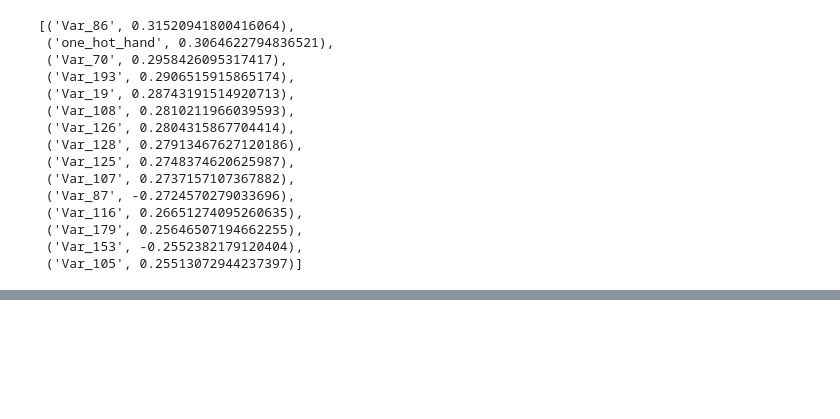
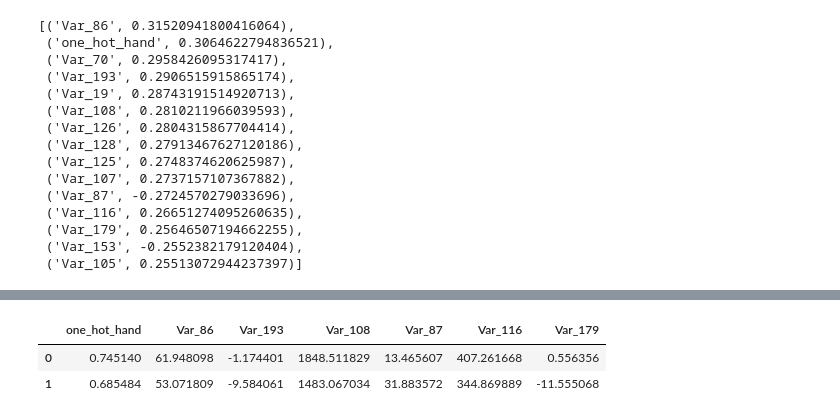
Before and after one commit to sidthakur08/biomech-velo, a Jupyter notebook: exploration.ipynb, the cells around one changed output, grey strips where cells are left out. Saved outputs shown, nothing was run; the diff lists cells and outputs as text; code cells hidden in the pictures; blank space fills up the shorter version.

```diff
--- a/exploration.ipynb
+++ b/exploration.ipynb
@@ -226,0 +279,8 @@ Index(['Var_7', 'Var_19', 'Var_41', 'Var_59', 'Var_86', 'Var_101', 'Var_107',
+# %%
+# Check the centroid values of each cluster
+centroids = pd.DataFrame(scaler.inverse_transform(km.cluster_centers_), columns=['one_hot_hand','Var_86','Var_193','Var_108','Var_87','Var_116','Var_179'])
+centroids
+# %% [output]
+|  | one_hot_hand | Var_86 | Var_193 | Var_108 | Var_87 | Var_116 | Var_179 |
+| 0 | 0.745140 | 61.948098 | -1.174401 | 1848.511829 | 13.465607 | 407.261668 | 0.556356 |
+| 1 | 0.685484 | 53.071809 | -9.584061 | 1483.067034 | 31.883572 | 344.869889 | -11.555068 |
```
Also changed, not shown: parts of 6 cells of this notebook.
